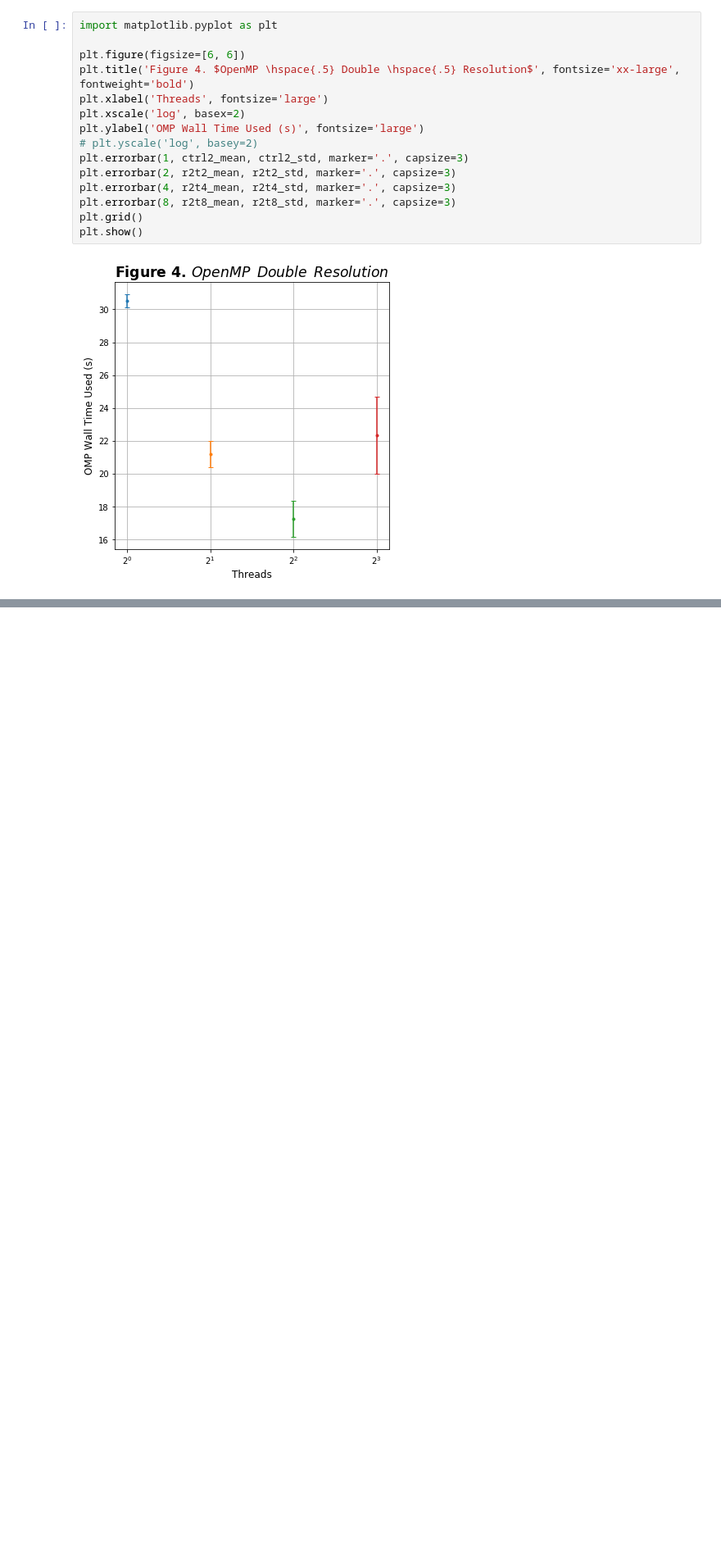
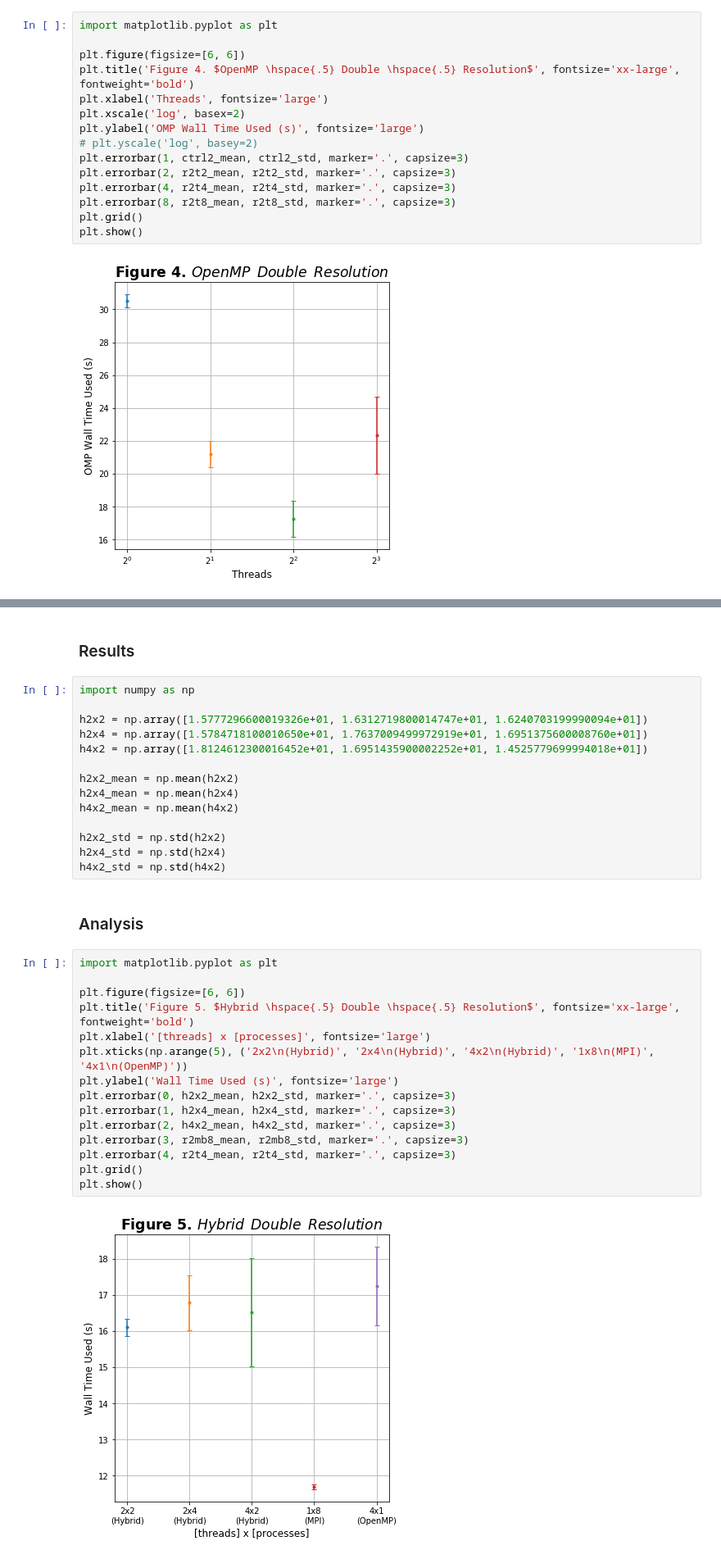
Before and after one commit to sabaronett/shock-cloud, a Jupyter notebook: parallel/ParallelizationAnalysis.ipynb, the cells around one changed output, grey strips where cells are left out. Shown at 82% size. Saved outputs shown, nothing was run; the diff lists cells and outputs as text; blank space fills up the shorter version.

Commit message:
Hybrid runs; updated Jupyter NB analysis

```diff
--- a/parallel/ParallelizationAnalysis.ipynb
+++ b/parallel/ParallelizationAnalysis.ipynb
@@ -199,0 +240,35 @@ plt.show()
+# %% [markdown]
+### Results
+# %%
+import numpy as np
+
+h2x2 = np.array([1.5777296600019326e+01, 1.6312719800014747e+01, 1.6240703199990094e+01])
+h2x4 = np.array([1.5784718100010650e+01, 1.7637009499972919e+01, 1.6951375600008760e+01])
+h4x2 = np.array([1.8124612300016452e+01, 1.6951435900002252e+01, 1.4525779699994018e+01])
+
+h2x2_mean = np.mean(h2x2)
+h2x4_mean = np.mean(h2x4)
+h4x2_mean = np.mean(h4x2)
+
+h2x2_std = np.std(h2x2)
+h2x4_std = np.std(h2x4)
+h4x2_std = np.std(h4x2)
+# %% [markdown]
+### Analysis
+# %%
+import matplotlib.pyplot as plt
+
+plt.figure(figsize=[6, 6])
+plt.title('Figure 5. $Hybrid \hspace{.5} Double \hspace{.5} Resolution$', fontsize='xx-large', fontweight='bold')
+plt.xlabel('[threads] x [processes]', fontsize='large')
+plt.xticks(np.arange(5), ('2x2\n(Hybrid)', '2x4\n(Hybrid)', '4x2\n(Hybrid)', '1x8\n(MPI)', '4x1\n(OpenMP)'))
+plt.ylabel('Wall Time Used (s)', fontsize='large')
+plt.errorbar(0, h2x2_mean, h2x2_std, marker='.', capsize=3)
+plt.errorbar(1, h2x4_mean, h2x4_std, marker='.', capsize=3)
+plt.errorbar(2, h4x2_mean, h4x2_std, marker='.', capsize=3)
+plt.errorbar(3, r2mb8_mean, r2mb8_std, marker='.', capsize=3)
+plt.errorbar(4, r2t4_mean, r2t4_std, marker='.', capsize=3)
+plt.grid()
+plt.show()
+# %% [output]
+[figure, added]
```
Also changed, not shown: parts of 3 cells of this notebook, 16 other files.
